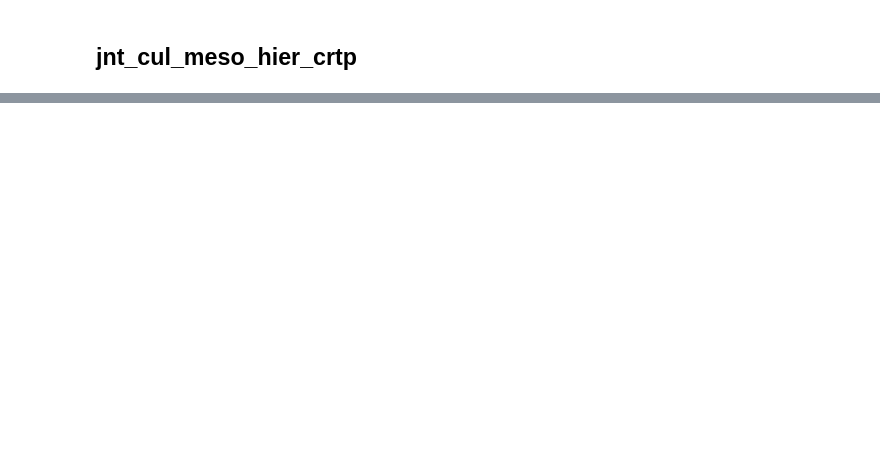
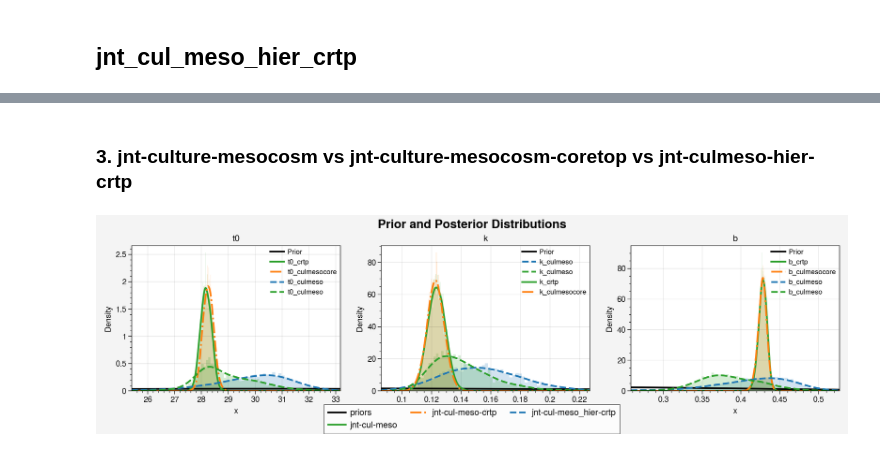
Before and after one commit to PaleoLipidRR/TEXAS, a Jupyter notebook: ipynb_files/culRI-Bayesian_models.ipynb, the cells around one changed output, grey strips where cells are left out. Cells and saved outputs as stored; diff of their text form; code cells hidden in the pictures; blank space fills up the shorter version.

```diff
--- a/ipynb_files/culRI-Bayesian_models.ipynb
+++ b/ipynb_files/culRI-Bayesian_models.ipynb
@@ -1589,0 +1625,25 @@ Attributes: (12/19)
+# %% [markdown]
+### 3. jnt-culture-mesocosm vs jnt-culture-mesocosm-coretop vs jnt-culmeso-hier-crtp
+# %%
+priors = jnt_cul_meso_post_ds.attrs["priors"]
+
+fig, axes = dv.plot_prior_distributions(
+    priors,
+    posterior_datasets=[
+        jnt_cul_meso_post_ds,
+        jnt_cul_meso_crtp_post_ds,
+        jnt_cul_meso_hier_crtp_post_ds
+        ],
+    labels=[
+        "priors",
+        "jnt-cul-meso",
+        "jnt-cul-meso-crtp",
+        "jnt-cul-meso_hier-crtp"
+        ],
+    use_linestyle_by_param=True,
+)
+
+# Later in notebook
+fig.savefig("posterior_check.png", dpi=300)
+# %% [output]
+[figure, added]
```
Also changed, not shown: parts of 23 cells of this notebook, 37 other files.
